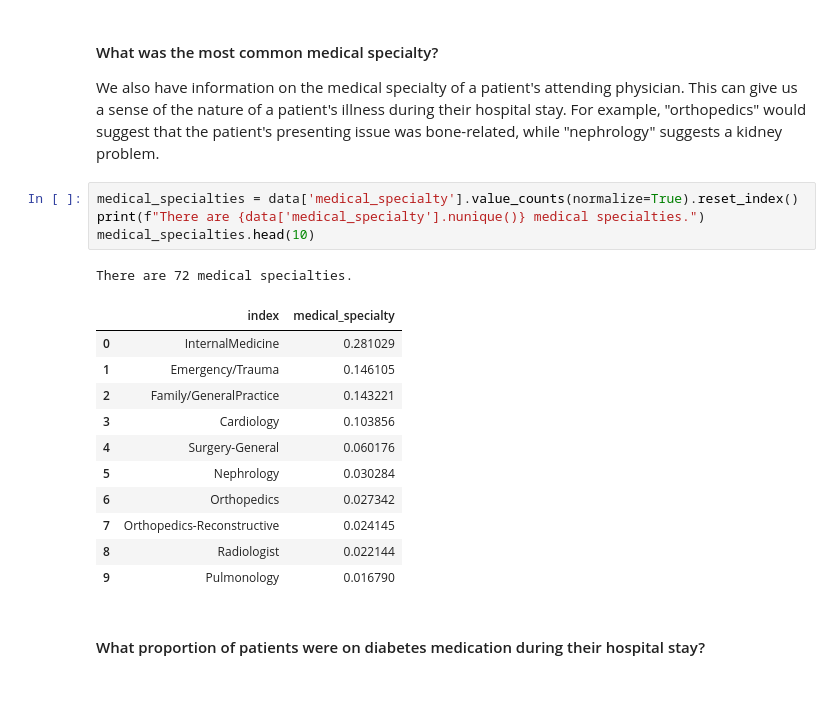
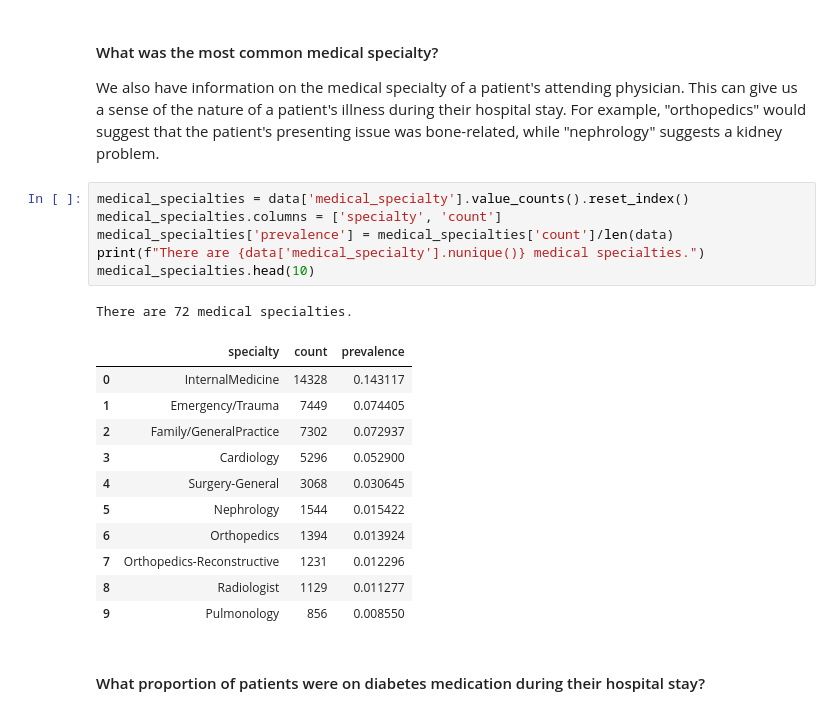
Before and after one commit to topspinj/diabetes-ml-workshop, a Jupyter notebook: notebooks/walkthrough.ipynb, the cells around one changed output. Saved outputs shown, nothing was run; the diff lists cells and outputs as text.

```diff
--- a/notebooks/walkthrough.ipynb
+++ b/notebooks/walkthrough.ipynb
@@ -425,22 +415,24 @@ Patients on average were administered 16 medications during their hospital stay.
 
 We also have information on the medical specialty of a patient's attending physician. This can give us a sense of the nature of a patient's illness during their hospital stay. For example, "orthopedics" would suggest that the patient's presenting issue was bone-related, while "nephrology" suggests a kidney problem.
 # %%
-medical_specialties = data['medical_specialty'].value_counts(normalize=True).reset_index()
+medical_specialties = data['medical_specialty'].value_counts().reset_index()
+medical_specialties.columns = ['specialty', 'count']
+medical_specialties['prevalence'] = medical_specialties['count']/len(data)
 print(f"There are {data['medical_specialty'].nunique()} medical specialties.")
 medical_specialties.head(10)
 # %% [output]
 There are 72 medical specialties.
-|  | index | medical_specialty |
-| 0 | InternalMedicine | 0.281029 |
-| 1 | Emergency/Trauma | 0.146105 |
-| 2 | Family/GeneralPractice | 0.143221 |
-| 3 | Cardiology | 0.103856 |
-| 4 | Surgery-General | 0.060176 |
-| 5 | Nephrology | 0.030284 |
-| 6 | Orthopedics | 0.027342 |
-| 7 | Orthopedics-Reconstructive | 0.024145 |
-| 8 | Radiologist | 0.022144 |
-| 9 | Pulmonology | 0.016790 |
+|  | specialty | count | prevalence |
+| 0 | InternalMedicine | 14328 | 0.143117 |
+| 1 | Emergency/Trauma | 7449 | 0.074405 |
+| 2 | Family/GeneralPractice | 7302 | 0.072937 |
+| 3 | Cardiology | 5296 | 0.052900 |
+| 4 | Surgery-General | 3068 | 0.030645 |
+| 5 | Nephrology | 1544 | 0.015422 |
+| 6 | Orthopedics | 1394 | 0.013924 |
+| 7 | Orthopedics-Reconstructive | 1231 | 0.012296 |
+| 8 | Radiologist | 1129 | 0.011277 |
+| 9 | Pulmonology | 856 | 0.008550 |
 # %% [markdown]
 #### What proportion of patients were on diabetes medication during their hospital stay?
 # %%
```
Also changed, not shown: parts of 23 cells of this notebook, 11 other files.
